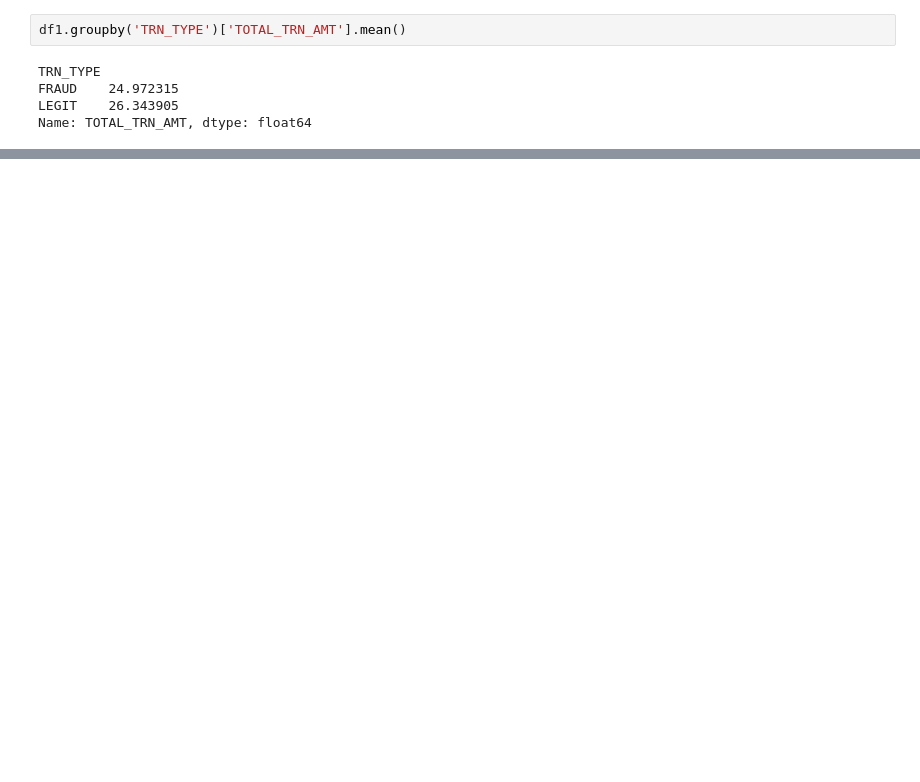
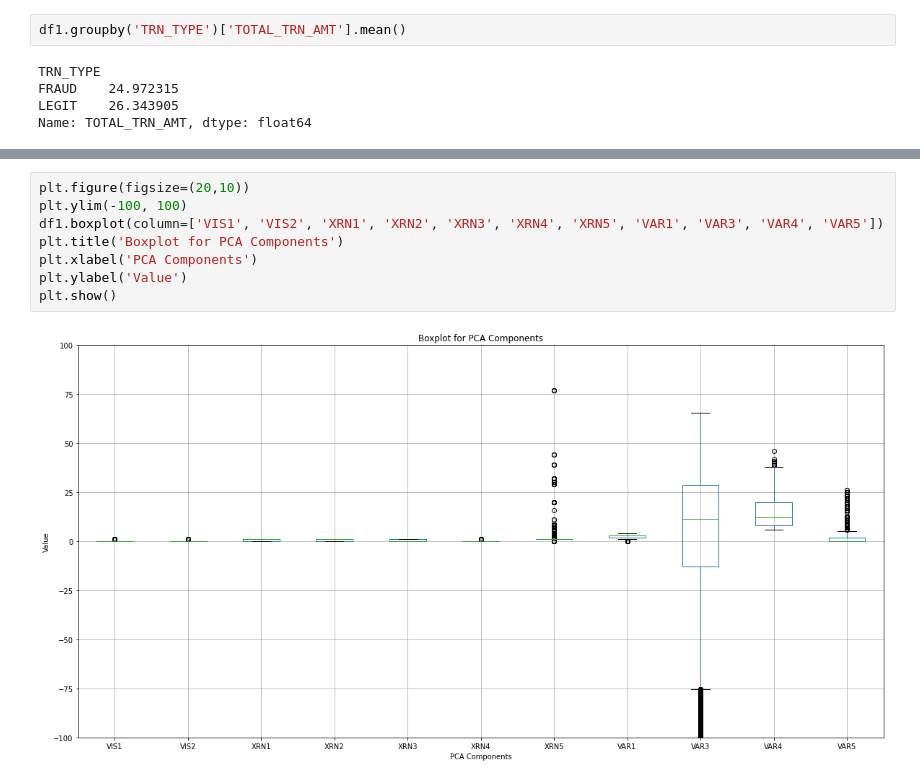
Before and after one commit to wj6801/Credit-Card-Fraud, a Jupyter notebook: credit_card_fraud.ipynb, the cells around one changed output, grey strips where cells are left out. Saved outputs shown, nothing was run; the diff lists cells and outputs as text; blank space fills up the shorter version.

```diff
--- a/credit_card_fraud.ipynb
+++ b/credit_card_fraud.ipynb
@@ -66,0 +165,10 @@ Name: TRN_AMT, Length: 89614, dtype: float64
+# %%
+plt.figure(figsize=(20,10))
+plt.ylim(-100, 100)
+df1.boxplot(column=['VIS1', 'VIS2', 'XRN1', 'XRN2', 'XRN3', 'XRN4', 'XRN5', 'VAR1', 'VAR3', 'VAR4', 'VAR5'])
+plt.title('Boxplot for PCA Components')
+plt.xlabel('PCA Components')
+plt.ylabel('Value')
+plt.show()
+# %% [output]
+[figure, added]
```
Also changed, not shown: parts of 23 cells of this notebook, 2 other files.
